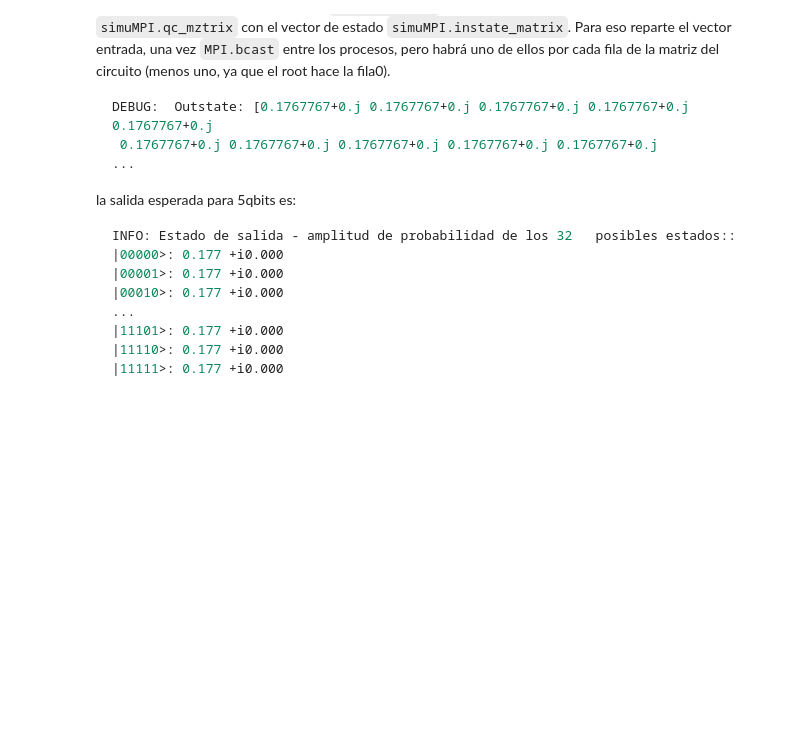
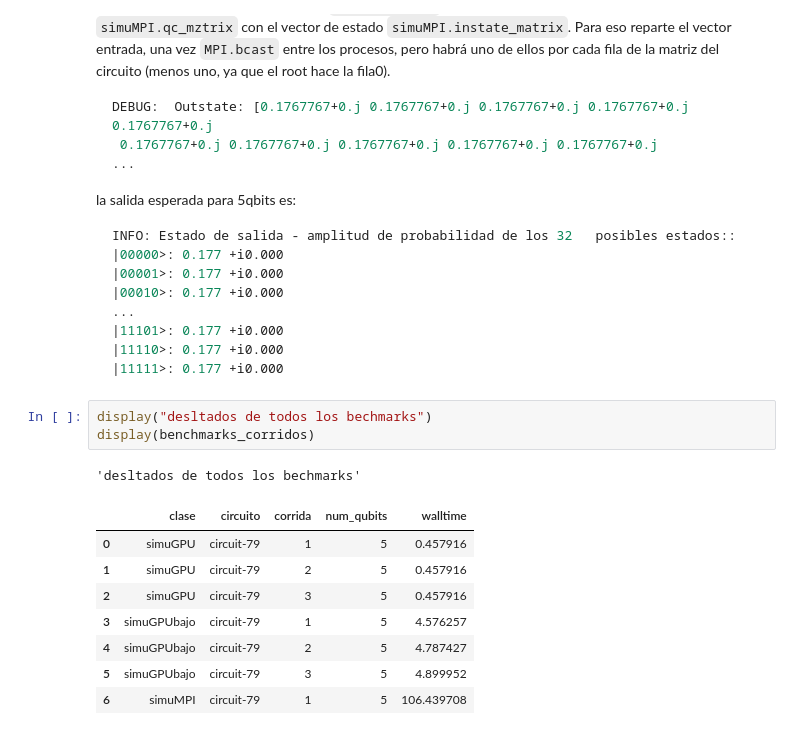
Before and after one commit to eterX/CP33simu, a Jupyter notebook: main.ipynb, the cells around one changed output. Drawn from its saved outputs; the diff is of its cells as text; some formulas as TeX source; blank space fills up the shorter version.

````diff
--- a/main.ipynb
+++ b/main.ipynb
@@ -483,6 +609,19 @@ INFO: Estado de salida - amplitud de probabilidad de los 32   posibles estados::
 |11110>: 0.177 +i0.000
 |11111>: 0.177 +i0.000
 ```
+# %%
+display("desltados de todos los bechmarks")
+display(benchmarks_corridos)
+# %% [output]
+'desltados de todos los bechmarks'
+|  | clase | circuito | corrida | num_qubits | walltime |
+| 0 | simuGPU | circuit-79 | 1 | 5 | 0.457916 |
+| 1 | simuGPU | circuit-79 | 2 | 5 | 0.457916 |
+| 2 | simuGPU | circuit-79 | 3 | 5 | 0.457916 |
+| 3 | simuGPUbajo | circuit-79 | 1 | 5 | 4.576257 |
+| 4 | simuGPUbajo | circuit-79 | 2 | 5 | 4.787427 |
+| 5 | simuGPUbajo | circuit-79 | 3 | 5 | 4.899952 |
+| 6 | simuMPI | circuit-79 | 1 | 5 | 106.439708 |
 # %% [markdown]
 ---
 # sección 4 - conclusiones
````
Also changed, not shown: parts of 14 cells of this notebook, 2 other files.
